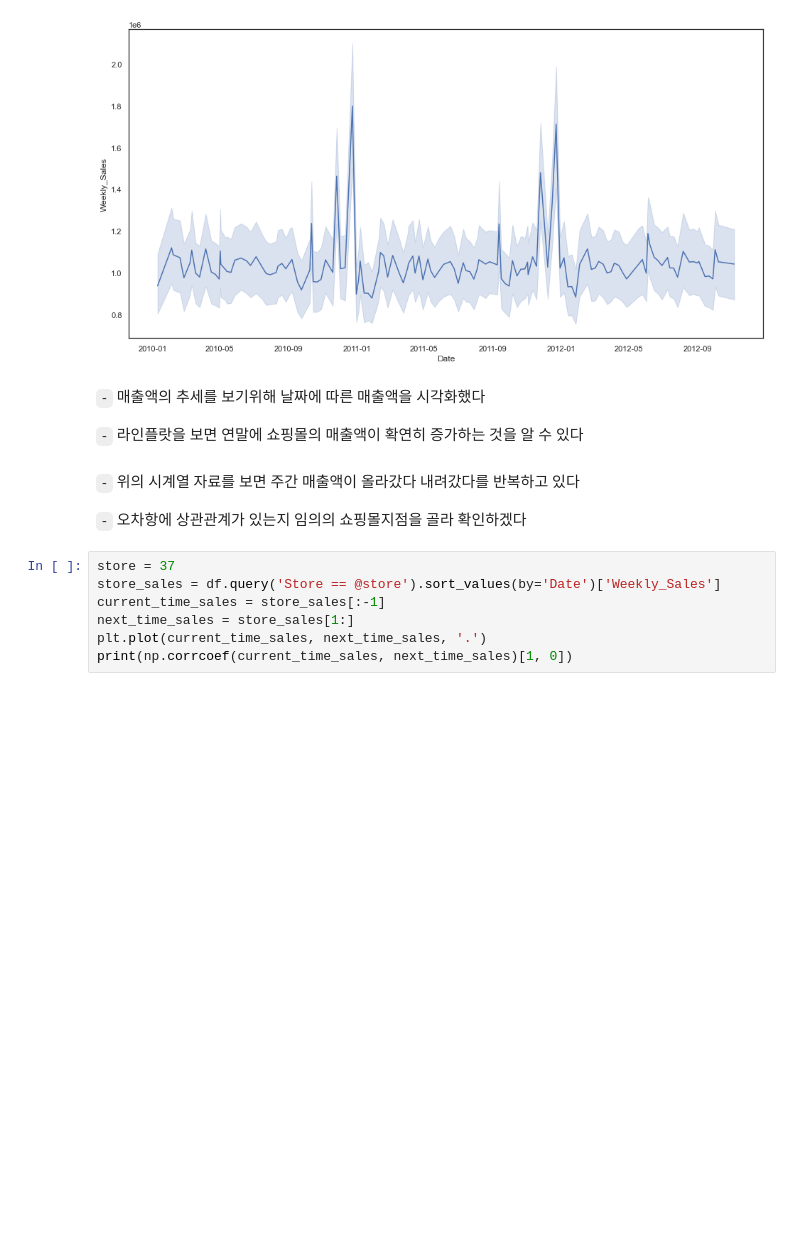
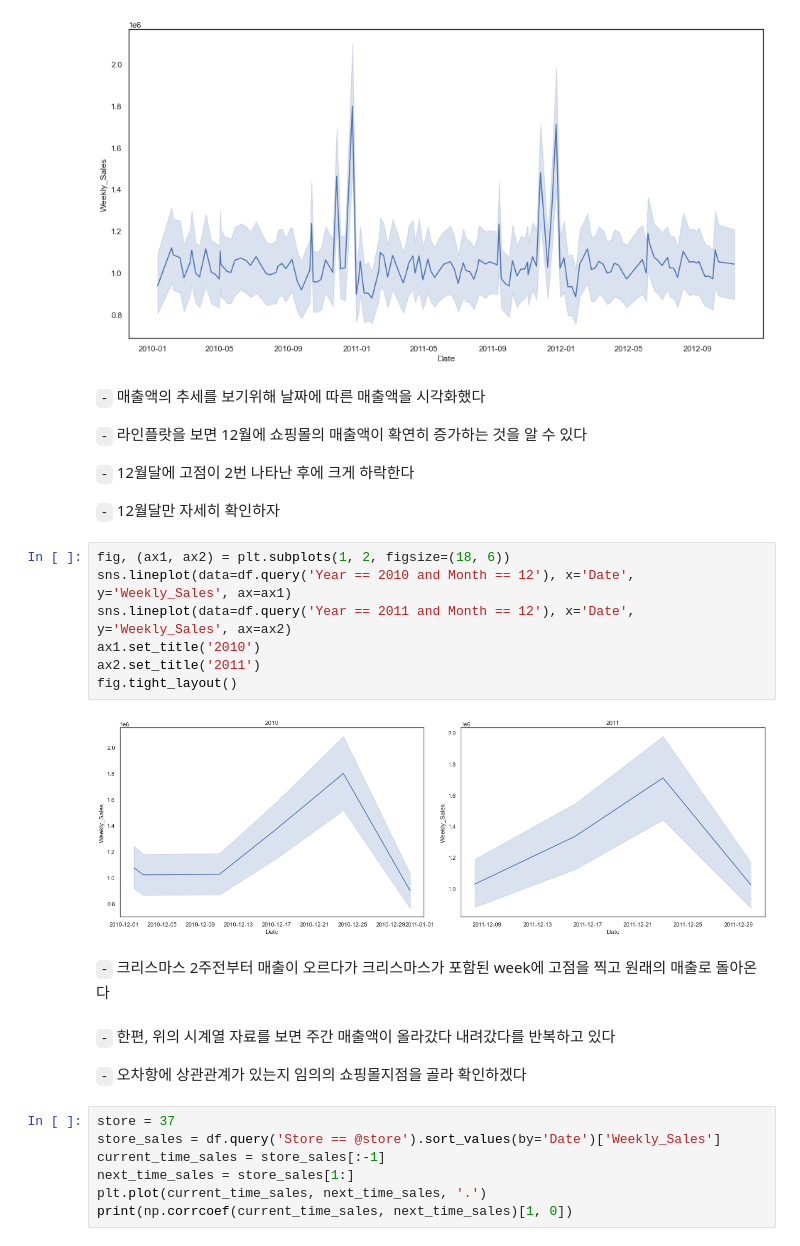
Before and after one commit to Jaesu26/Dacon-Basic, a Jupyter notebook: 쇼핑몰지점별-매출액-예측/쇼핑몰지점별-매출액-EDA모델링/쇼핑몰지점별-매출액-EDA.ipynb, the cells around one changed output. Saved outputs shown, nothing was run; the diff lists cells and outputs as text; blank space fills up the shorter version.

```diff
--- a/쇼핑몰지점별-매출액-예측/쇼핑몰지점별-매출액-EDA모델링/쇼핑몰지점별-매출액-EDA.ipynb
+++ b/쇼핑몰지점별-매출액-예측/쇼핑몰지점별-매출액-EDA모델링/쇼핑몰지점별-매출액-EDA.ipynb
@@ -251,9 +251,24 @@ sns.lineplot(data=df, x='Date', y='Weekly_Sales')
 # %% [markdown]
 `-` 매출액의 추세를 보기위해 날짜에 따른 매출액을 시각화했다
 
-`-` 라인플랏을 보면 연말에 쇼핑몰의 매출액이 확연히 증가하는 것을 알 수 있다
+`-` 라인플랏을 보면 12월에 쇼핑몰의 매출액이 확연히 증가하는 것을 알 수 있다
+
+`-` 12월달에 고점이 2번 나타난 후에 크게 하락한다
+
+`-` 12월달만 자세히 확인하자
+# %%
+fig, (ax1, ax2) = plt.subplots(1, 2, figsize=(18, 6))
+sns.lineplot(data=df.query('Year == 2010 and Month == 12'), x='Date', y='Weekly_Sales', ax=ax1)
+sns.lineplot(data=df.query('Year == 2011 and Month == 12'), x='Date', y='Weekly_Sales', ax=ax2)
+ax1.set_title('2010')
+ax2.set_title('2011')
+fig.tight_layout()
+# %% [output]
+[figure, added]
+# %% [markdown]
+`-` 크리스마스 2주전부터 매출이 오르다가 크리스마스가 포함된 week에 고점을 찍고 원래의 매출로 돌아온다
 # %% [markdown]
-`-` 위의 시계열 자료를 보면 주간 매출액이 올라갔다 내려갔다를 반복하고 있다
+`-` 한편, 위의 시계열 자료를 보면 주간 매출액이 올라갔다 내려갔다를 반복하고 있다
 
 `-` 오차항에 상관관계가 있는지 임의의 쇼핑몰지점을 골라 확인하겠다
 # %%
```
Also changed, not shown: parts of 1 cell of this notebook.
